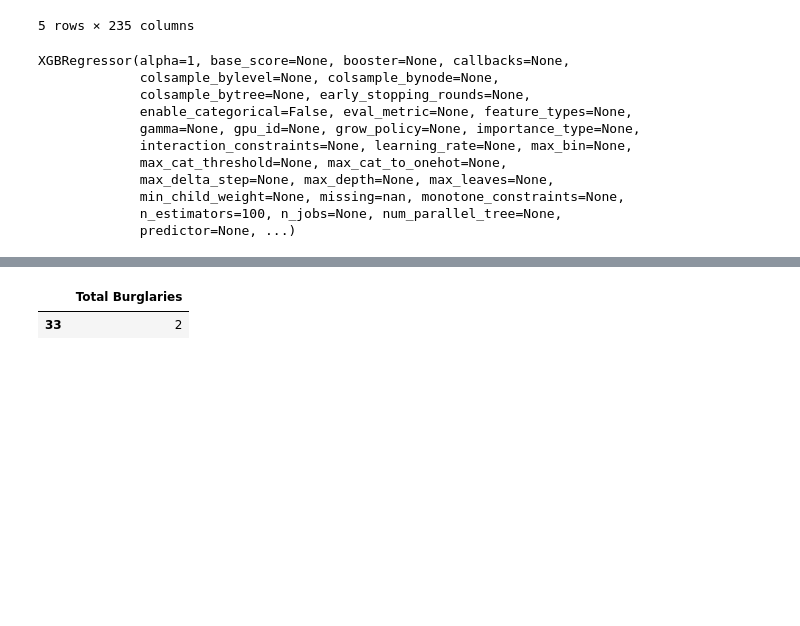
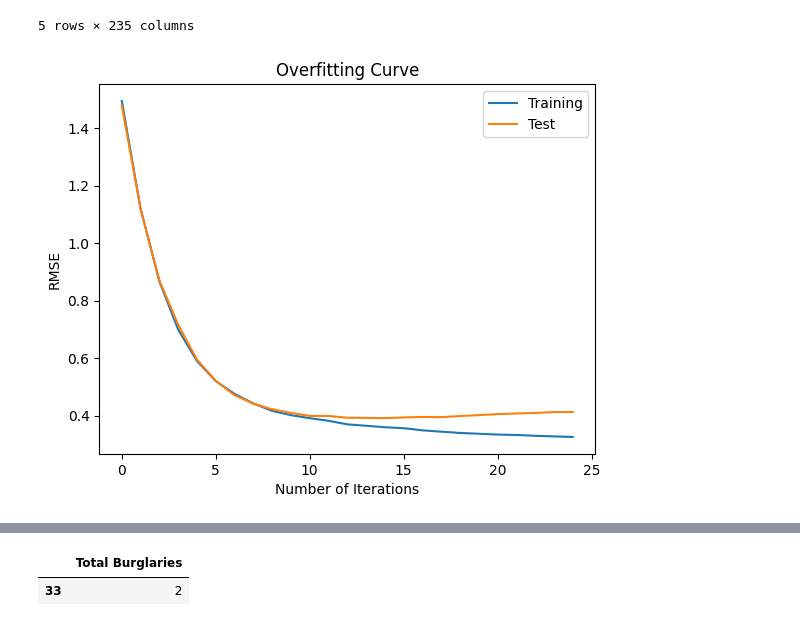
Before and after one commit to DC2-G19/policeResourceAllocation, a Jupyter notebook: XGBoost_Model.ipynb, the cells around one changed output, grey strips where cells are left out. Saved outputs shown, nothing was run; the diff lists cells and outputs as text; code cells hidden in the pictures; blank space fills up the shorter version.

```diff
--- a/XGBoost_Model.ipynb
+++ b/XGBoost_Model.ipynb
@@ -137,19 +127,34 @@ X_train.head()
 | 10 | 0.969072 | 0.0 | 0.09375 | 4.597112 | 15.0 | 0.104938 | ... |
 5 rows × 235 columns
 # %%
-model = XGBRegressor(n_estimators=100, reg_lambda = 1.5, alpha = 1)
-model.fit(X_train, y_train)
+#model = XGBRegressor(n_estimators=100, reg_lambda = 1.5, alpha = 1)
+#model.fit(X_train, y_train)
 #Fitting data to model
-# %% [output]
-XGBRegressor(alpha=1, base_score=None, booster=None, callbacks=None,
-             colsample_bylevel=None, colsample_bynode=None,
-             colsample_bytree=None, early_stopping_rounds=None,
-             enable_categorical=False, eval_metric=None, feature_types=None,
-             gamma=None, gpu_id=None, grow_policy=None, importance_type=None,
-             interaction_constraints=None, learning_rate=None, max_bin=None,
-             max_cat_threshold=None, max_cat_to_onehot=None,
-             max_delta_step=None, max_depth=None, max_leaves=None,
-             min_child_weight=None, missing=nan, monotone_constraints=None,
-             n_estimators=100, n_jobs=None, num_parallel_tree=None,
-             predictor=None, ...)
+# %%
+model = XGBRegressor(n_estimators=100, reg_lambda=1.5, alpha=1, eval_metric="rmse", early_stopping_rounds=10)
+
+# Train the model with eval_set for tracking evaluation metrics
+eval_set = [(X_train, y_train), (X_test, y_test)]
+model.fit(X_train, y_train, eval_set=eval_set, verbose=False)
+
+# Get predictions for training and test sets
+pred_train = model.predict(X_train)
+predictions = model.predict(X_test)
+
+# Get the training history from the model's evaluation result
+results = model.evals_result()
+
+train_metric = results["validation_0"]["rmse"]
+test_metric = results["validation_1"]["rmse"]
+
+# Plot the overfitting curve
+plt.plot(train_metric, label="Training")
+plt.plot(test_metric, label="Test")
+plt.xlabel("Number of Iterations")
+plt.ylabel("RMSE")
+plt.title("Overfitting Curve")
+plt.legend()
+plt.show()
+# %% [output]
+[figure, added]
 # %%
```
Also changed, not shown: parts of 10 cells of this notebook.
